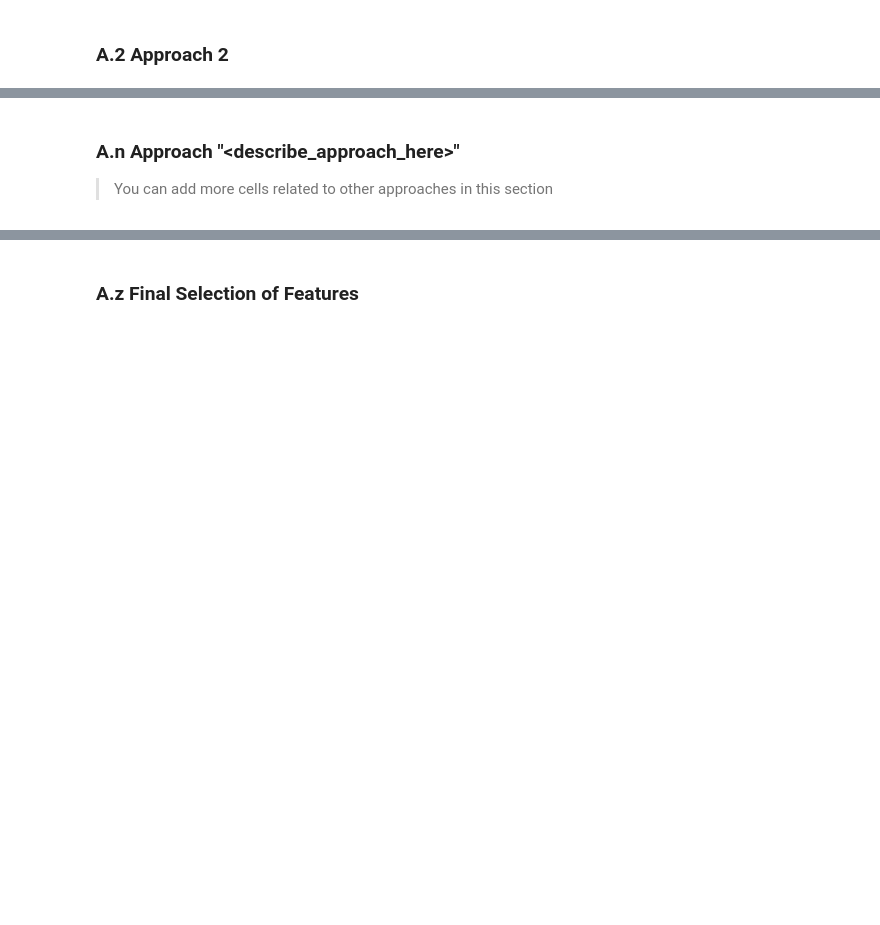
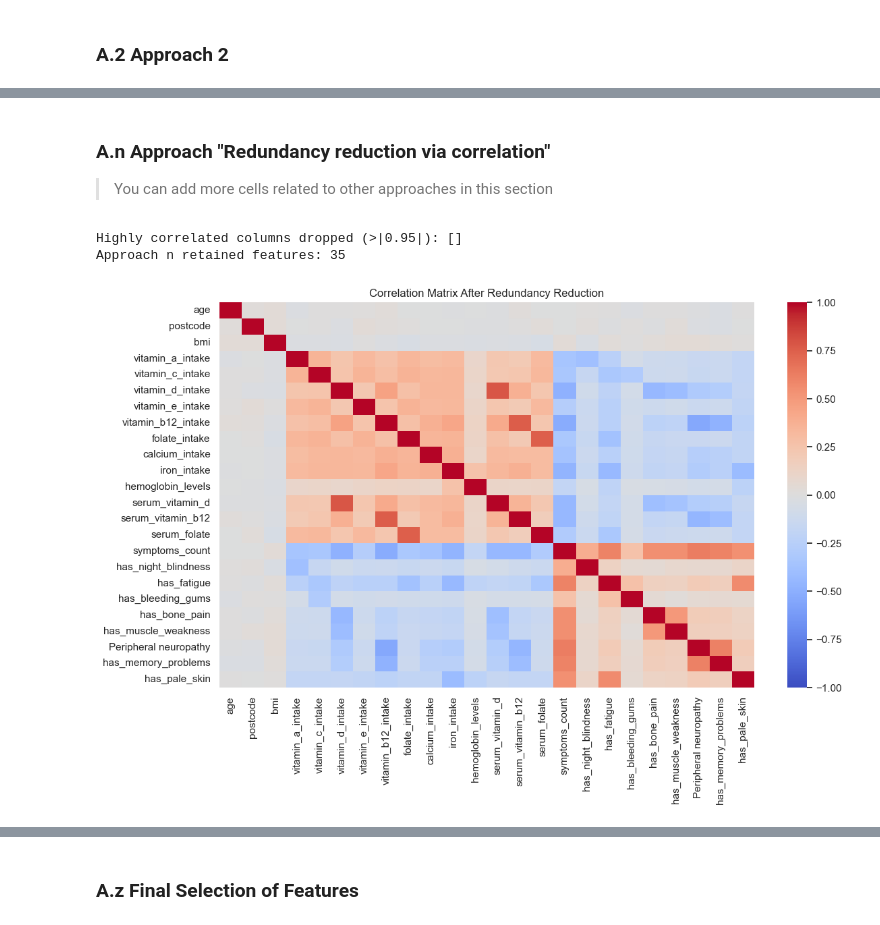
Before and after one commit to 16aryan/Disease-Analysis-Minority-and-Major-Disease-Detetction-for-Clinicians, a Jupyter notebook: 36106-26AU-AT2-student_id-b-Preparation.ipynb, the cells around one changed output, grey strips where cells are left out. Drawn from its saved outputs; the diff is of its cells as text; code cells hidden in the pictures; blank space fills up the shorter version.

```diff
--- a/36106-26AU-AT2-student_id-b-Preparation.ipynb
+++ b/36106-26AU-AT2-student_id-b-Preparation.ipynb
@@ -43,3 +60,14 @@ print_tile(size="h1", key='student_id', value=student_id)
+# %%
+# Add this in first available student code cell after imports
+import numpy as np
+import seaborn as sns
+import matplotlib.pyplot as plt
+
+from sklearn.model_selection import train_test_split
+
+sns.set(style="whitegrid")
+alt.data_transformers.disable_max_rows()
+RANDOM_STATE = 42
 # %% [markdown]
 ### 0.b Import Packages
 # %%
@@ -84,4 +285,4 @@ print_tile(size="h3", key='feature_selection_2_insights', value=feature_selectio
 # %% [markdown]
-### A.n Approach "\<describe_approach_here\>"
+### A.n Approach "Redundancy reduction via correlation"
 
 > You can add more cells related to other approaches in this section
@@ -94,0 +289,32 @@ provide an explanation on why you use this approach for feature selection and de
+# %%
+# A.n Approach - Redundancy reduction via correlation
+df_an = df[candidate_cols_2].copy()
+num_cols_an = [c for c in df_an.select_dtypes(include=[np.number]).columns if c != target_name]
+
+drop_corr = []
+if len(num_cols_an) > 1:
+    corr = df_an[num_cols_an].corr().abs()
+    upper = corr.where(np.triu(np.ones(corr.shape), k=1).astype(bool))
+    drop_corr = [col for col in upper.columns if any(upper[col] > 0.95)]
+
+candidate_cols_n = [c for c in candidate_cols_2 if c not in drop_corr]
+print("Highly correlated columns dropped (>|0.95|):", drop_corr)
+print("Approach n retained features:", len(candidate_cols_n))
+# %% [output]
+Highly correlated columns dropped (>|0.95|): []
+Approach n retained features: 35
+# %%
+# Empty cell after A.n
+# Visual check of correlation among remaining numeric features
+num_cols_n = [c for c in df[candidate_cols_n].select_dtypes(include=[np.number]).columns if c != target_name]
+
+if len(num_cols_n) >= 2:
+    plt.figure(figsize=(12,8))
+    sns.heatmap(df[candidate_cols_n][num_cols_n].corr(), cmap="coolwarm", center=0, vmin=-1, vmax=1)
+    plt.title("Correlation Matrix After Redundancy Reduction")
+    plt.tight_layout()
+    plt.show()
+else:
+    print("Not enough numerical features for correlation plot.")
+# %% [output]
+[figure, added]
```
Also changed, not shown: parts of 120 cells of this notebook, 9 other files.
